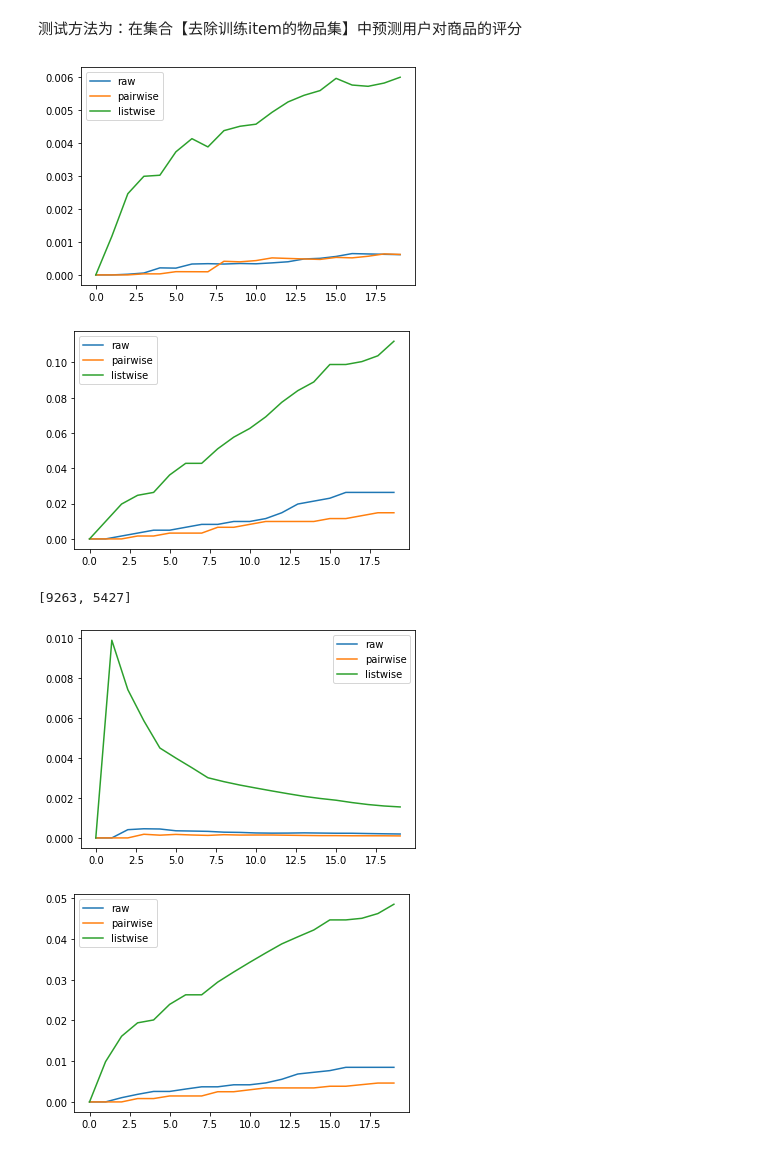
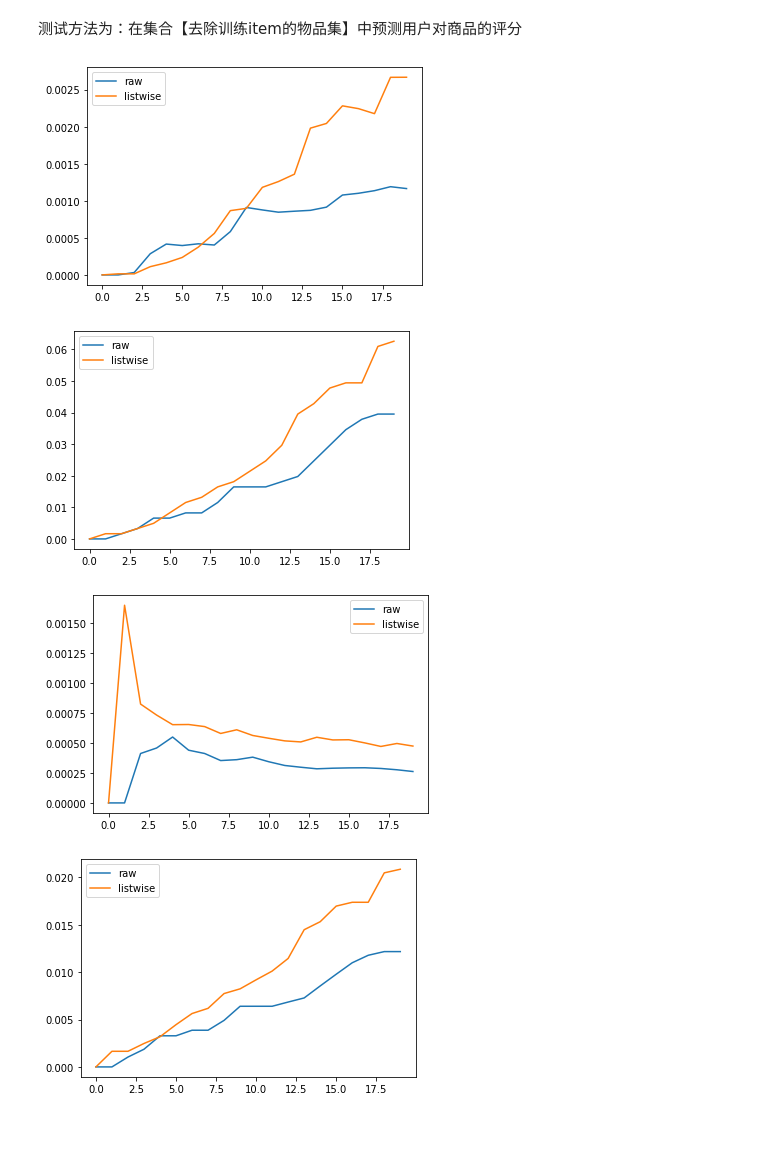
Before and after one commit to georgeDuSH/recommender, a Jupyter notebook: matrix_factorization.ipynb, the cells around one changed output. Cells and saved outputs as stored; diff of their text form; code cells hidden in the pictures.

```diff
--- a/matrix_factorization.ipynb
+++ b/matrix_factorization.ipynb
@@ -198,9 +198,9 @@ class FunkSVD(nn.Module):
             return -pos_rat
 
         neg_emb = self.embedding_item(neg_item)
-        if len(neg_emb.shape) == 2:
-            r, c = neg_emb.shape
-            neg_emb = neg_emb.view(r, 1, self.k_dim)
+        # if len(neg_emb.shape) == 2:
+        #     r, c = neg_emb.shape
+        #     neg_emb = neg_emb.view(r, 1, self.k_dim)
 
         user_emb = self.embedding_user(user).view(-1, self.k_dim, 1) # transform shape
         neg_rat = -(torch.bmm(neg_emb, user_emb)).view(-1) # use bmm to calcualte score
@@ -585,6 +525,7 @@ pred_dict_l = predict_recommendation(svd_l, testing_candidates)
 """
 Metric: https://towardsdatascience.com/ranking-evaluation-metrics-for-recommender-systems-263d0a66ef54
 """
+import matplotlib.pyplot as plt
 
 def _f1(k, test, predict):
     """ Compute f1 score for each user
@@ -610,18 +551,18 @@ def f1_ak_k(k, test_dict, pred_dict):
 
 k = 20
 f1_raw = [f1_ak_k(ki, rat_test_dict, pred_dict_raw) for ki in range(k)]
-f1_p = [f1_ak_k(ki, rat_test_dict, pred_dict_p) for ki in range(k)]
+# f1_p = [f1_ak_k(ki, rat_test_dict, pred_dict_p) for ki in range(k)]
 f1_l = [f1_ak_k(ki, rat_test_dict, pred_dict_l) for ki in range(k)]
 
 plt.plot(list(range(k)), f1_raw, label='raw')
-plt.plot(list(range(k)), f1_p, label='pairwise')
+# plt.plot(list(range(k)), f1_p, label='pairwise')
 plt.plot(list(range(k)), f1_l, label='listwise')
 
 plt.legend()
 
 plt.show()
 # %% [output]
-[figure, old version]
+[figure, new version]
 # %%
 def _hr(k, test, pred):
     if isinstance(pred, dict):
@@ -641,22 +582,20 @@ def hit_rate_at_k(k, test_dict, pred_dict):
 
 k = 20
 hr_raw = [hit_rate_at_k(ki, rat_test_dict, pred_dict_raw) for ki in range(k)]
-hr_p = [hit_rate_at_k(ki, rat_test_dict, pred_dict_p) for ki in range(k)]
+# hr_p = [hit_rate_at_k(ki, rat_test_dict, pred_dict_p) for ki in range(k)]
 hr_l = [hit_rate_at_k(ki, rat_test_dict, pred_dict_l) for ki in range(k)]
 
 plt.plot(list(range(k)), hr_raw, label='raw')
-plt.plot(list(range(k)), hr_p, label='pairwise')
+# plt.plot(list(range(k)), hr_p, label='pairwise')
 plt.plot(list(range(k)), hr_l, label='listwise')
 
 plt.legend()
 
 plt.show()
 # %% [output]
-[figure, old version]
+[figure, new version]
 # %%
 pred_dict_raw[0][:2]
-# %% [output]
-[9263, 5427]
 # %%
 def _map(k, test, pred):
     if isinstance(pred, dict):
@@ -665,36 +604,36 @@ def _map(k, test, pred):
     if not k:
         return 0
 
     max_eval_size = min(k, len(pred))
     x, s = 0, 0
     for i in range(max_eval_size):
         if pred[i] in test:
             x += 1
             s += x/(i+1)
 
     return s/max_eval_size # average precision
 
 def map_at_k(k, test_dict, pred_dict):
     res = []
     for user in test_dict:
         res.append(_map(k, list(test_dict[user]), pred_dict[user]))
     # mean of average precision
     return sum(res)/len(test_dict)
 
 k = 20
 map_raw = [map_at_k(ki, rat_test_dict, pred_dict_raw) for ki in range(k)]
-map_p = [map_at_k(ki, rat_test_dict, pred_dict_p) for ki in range(k)]
+# map_p = [map_at_k(ki, rat_test_dict, pred_dict_p) for ki in range(k)]
 map_l = [map_at_k(ki, rat_test_dict, pred_dict_l) for ki in range(k)]
 
 plt.plot(list(range(k)), map_raw, label='raw')
-plt.plot(list(range(k)), map_p, label='pairwise')
+# plt.plot(list(range(k)), map_p, label='pairwise')
 plt.plot(list(range(k)), map_l, label='listwise')
 
 plt.legend()
 
 plt.show()
 # %% [output]
-[figure, old version]
+[figure, new version]
 # %%
 def _dcg(score):
     if len(score)==0:
@@ -725,15 +664,15 @@ def ndcg(k, test, predict, use_score=True):
 
 k = 20
 ndcg_raw = [ndcg(ki, rat_test_dict, pred_dict_raw) for ki in range(k)]
-ndcg_p = [ndcg(ki, rat_test_dict, pred_dict_p) for ki in range(k)]
+# ndcg_p = [ndcg(ki, rat_test_dict, pred_dict_p) for ki in range(k)]
 ndcg_l = [ndcg(ki, rat_test_dict, pred_dict_l) for ki in range(k)]
 
 plt.plot(list(range(k)), ndcg_raw, label='raw')
-plt.plot(list(range(k)), ndcg_p, label='pairwise')
+# plt.plot(list(range(k)), ndcg_p, label='pairwise')
 plt.plot(list(range(k)), ndcg_l, label='listwise')
 
 plt.legend()
 
 plt.show()
 # %% [output]
-[figure, old version]
+[figure, new version]
```
Also changed, not shown: parts of 9 cells of this notebook, 11 other files.
